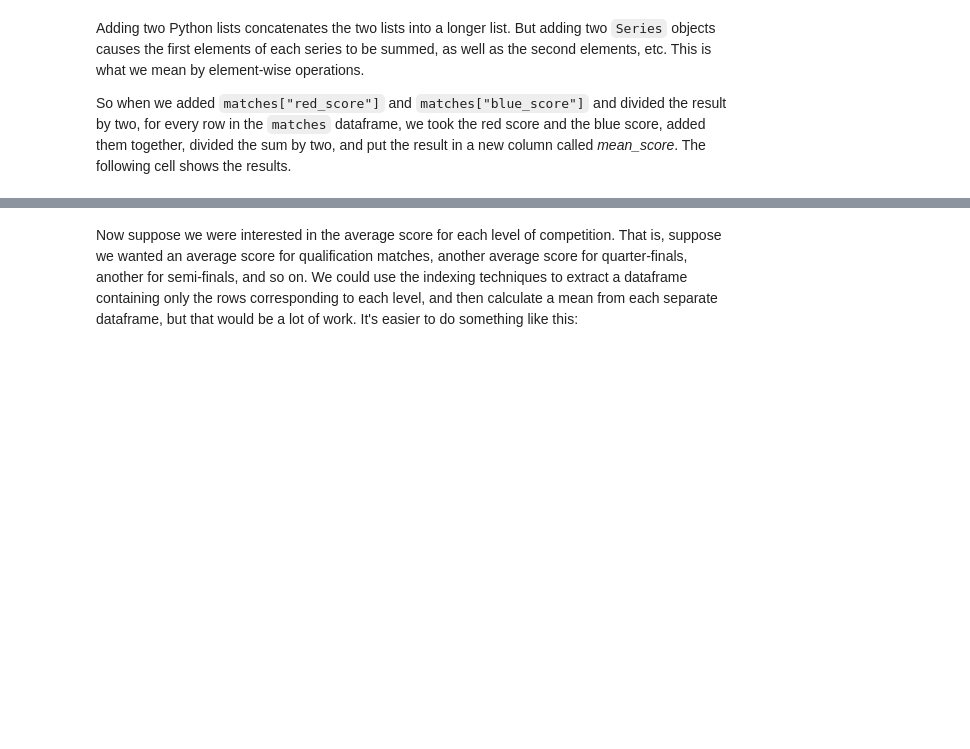
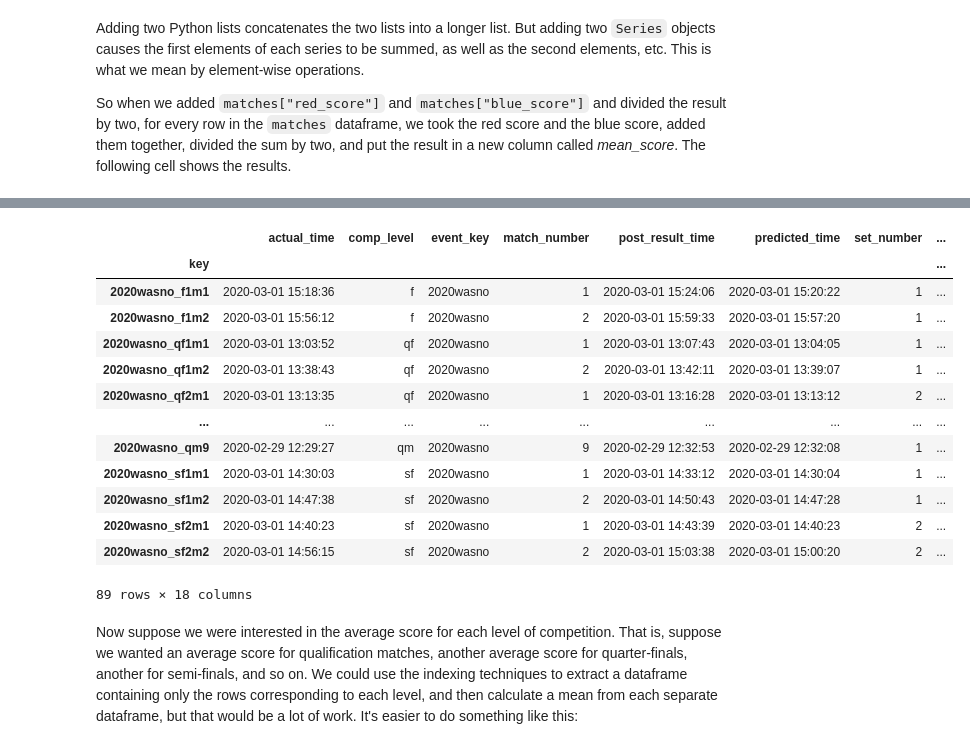
Before and after one commit to ShauryaJeloka/Pythonclass1, a Jupyter notebook: S10/s10_tabular_data.ipynb, the cells around one changed output, grey strips where cells are left out. Cells and saved outputs as stored; diff of their text form; code cells hidden in the pictures; blank space fills up the shorter version.

```diff
--- a/S10/s10_tabular_data.ipynb
+++ b/S10/s10_tabular_data.ipynb
@@ -594,3 +1107,20 @@ matches[["blue_score", "red_score", "mean_score"]].head()
+# %%
+matches
+# %% [output]
+|  | actual_time | comp_level | event_key | match_number | post_result_time | predicted_time | set_number | ... |
+| key |  |  |  |  |  |  |  | ... |
+| 2020wasno_f1m1 | 2020-03-01 15:18:36 | f | 2020wasno | 1 | 2020-03-01 15:24:06 | 2020-03-01 15:20:22 | 1 | ... |
+| 2020wasno_f1m2 | 2020-03-01 15:56:12 | f | 2020wasno | 2 | 2020-03-01 15:59:33 | 2020-03-01 15:57:20 | 1 | ... |
+| 2020wasno_qf1m1 | 2020-03-01 13:03:52 | qf | 2020wasno | 1 | 2020-03-01 13:07:43 | 2020-03-01 13:04:05 | 1 | ... |
+| 2020wasno_qf1m2 | 2020-03-01 13:38:43 | qf | 2020wasno | 2 | 2020-03-01 13:42:11 | 2020-03-01 13:39:07 | 1 | ... |
+| 2020wasno_qf2m1 | 2020-03-01 13:13:35 | qf | 2020wasno | 1 | 2020-03-01 13:16:28 | 2020-03-01 13:13:12 | 2 | ... |
+| ... | ... | ... | ... | ... | ... | ... | ... | ... |
+| 2020wasno_qm9 | 2020-02-29 12:29:27 | qm | 2020wasno | 9 | 2020-02-29 12:32:53 | 2020-02-29 12:32:08 | 1 | ... |
+| 2020wasno_sf1m1 | 2020-03-01 14:30:03 | sf | 2020wasno | 1 | 2020-03-01 14:33:12 | 2020-03-01 14:30:04 | 1 | ... |
+| 2020wasno_sf1m2 | 2020-03-01 14:47:38 | sf | 2020wasno | 2 | 2020-03-01 14:50:43 | 2020-03-01 14:47:28 | 1 | ... |
+| 2020wasno_sf2m1 | 2020-03-01 14:40:23 | sf | 2020wasno | 1 | 2020-03-01 14:43:39 | 2020-03-01 14:40:23 | 2 | ... |
+| 2020wasno_sf2m2 | 2020-03-01 14:56:15 | sf | 2020wasno | 2 | 2020-03-01 15:03:38 | 2020-03-01 15:00:20 | 2 | ... |
+89 rows × 18 columns
 # %% [markdown]
 Now suppose we were interested in the average score for each level of competition. That is, suppose we wanted an average score for qualification matches, another average score for quarter-finals, another for semi-finals, and so on. We could use the indexing techniques to extract a dataframe containing only the rows corresponding to each level, and then calculate a mean from each separate dataframe, but that would be a lot of work. It's easier to do something like this:
 # %%
```
Also changed, not shown: parts of 66 cells of this notebook, 19 other files.
